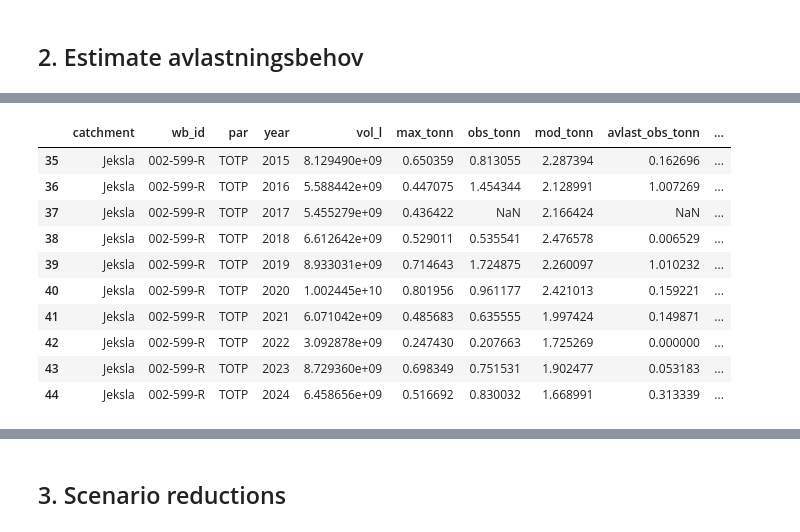
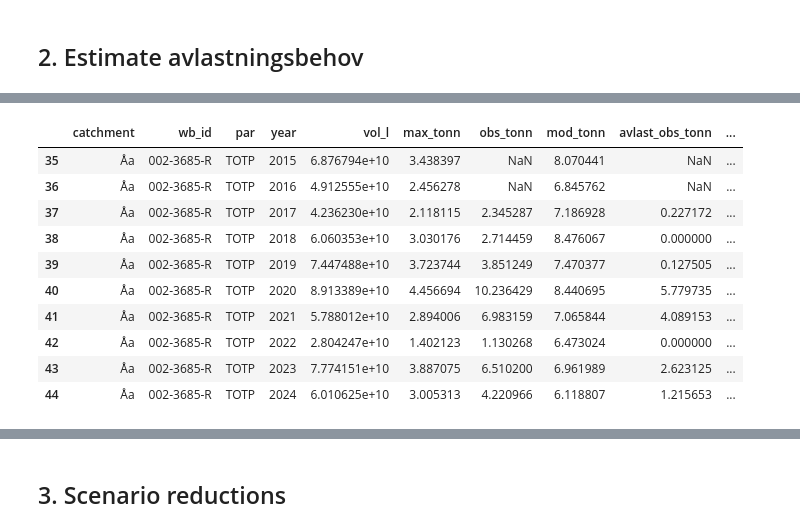
Before and after one commit to NIVANorge/teotil3_lillestrom, a Jupyter notebook: code/09_avlast_scens.ipynb, the cells around one changed output, grey strips where cells are left out. Cells and saved outputs as stored; diff of their text form; code cells hidden in the pictures.

```diff
--- a/code/09_avlast_scens.ipynb
+++ b/code/09_avlast_scens.ipynb
@@ -159,19 +159,19 @@ Jeksla (TOTP): 0.2075 m3/s (6.54 Mm3/year)
 Gansåa (TOTN): 0.4514 m3/s (14.24 Mm3/year)
 Gansåa (TOTP): 0.4514 m3/s (14.24 Mm3/year)
 # %%
-res_df.query("(catchment == 'Jeksla') and (@comp_st_yr <= year <= @comp_end_yr) and (par == 'TOTP')")
+res_df.query("(catchment == 'Åa') and (@comp_st_yr <= year <= @comp_end_yr) and (par == 'TOTP')")
 # %% [output]
 |  | catchment | wb_id | par | year | vol_l | max_tonn | obs_tonn | mod_tonn | avlast_obs_tonn | ... |
-| 35 | Jeksla | 002-599-R | TOTP | 2015 | 8.129490e+09 | 0.650359 | 0.813055 | 2.287394 | 0.162696 | ... |
-| 36 | Jeksla | 002-599-R | TOTP | 2016 | 5.588442e+09 | 0.447075 | 1.454344 | 2.128991 | 1.007269 | ... |
-| 37 | Jeksla | 002-599-R | TOTP | 2017 | 5.455279e+09 | 0.436422 | NaN | 2.166424 | NaN | ... |
-| 38 | Jeksla | 002-599-R | TOTP | 2018 | 6.612642e+09 | 0.529011 | 0.535541 | 2.476578 | 0.006529 | ... |
-| 39 | Jeksla | 002-599-R | TOTP | 2019 | 8.933031e+09 | 0.714643 | 1.724875 | 2.260097 | 1.010232 | ... |
-| 40 | Jeksla | 002-599-R | TOTP | 2020 | 1.002445e+10 | 0.801956 | 0.961177 | 2.421013 | 0.159221 | ... |
-| 41 | Jeksla | 002-599-R | TOTP | 2021 | 6.071042e+09 | 0.485683 | 0.635555 | 1.997424 | 0.149871 | ... |
-| 42 | Jeksla | 002-599-R | TOTP | 2022 | 3.092878e+09 | 0.247430 | 0.207663 | 1.725269 | 0.000000 | ... |
-| 43 | Jeksla | 002-599-R | TOTP | 2023 | 8.729360e+09 | 0.698349 | 0.751531 | 1.902477 | 0.053183 | ... |
-| 44 | Jeksla | 002-599-R | TOTP | 2024 | 6.458656e+09 | 0.516692 | 0.830032 | 1.668991 | 0.313339 | ... |
+| 35 | Åa | 002-3685-R | TOTP | 2015 | 6.876794e+10 | 3.438397 | NaN | 8.070441 | NaN | ... |
+| 36 | Åa | 002-3685-R | TOTP | 2016 | 4.912555e+10 | 2.456278 | NaN | 6.845762 | NaN | ... |
+| 37 | Åa | 002-3685-R | TOTP | 2017 | 4.236230e+10 | 2.118115 | 2.345287 | 7.186928 | 0.227172 | ... |
+| 38 | Åa | 002-3685-R | TOTP | 2018 | 6.060353e+10 | 3.030176 | 2.714459 | 8.476067 | 0.000000 | ... |
+| 39 | Åa | 002-3685-R | TOTP | 2019 | 7.447488e+10 | 3.723744 | 3.851249 | 7.470377 | 0.127505 | ... |
+| 40 | Åa | 002-3685-R | TOTP | 2020 | 8.913389e+10 | 4.456694 | 10.236429 | 8.440695 | 5.779735 | ... |
+| 41 | Åa | 002-3685-R | TOTP | 2021 | 5.788012e+10 | 2.894006 | 6.983159 | 7.065844 | 4.089153 | ... |
+| 42 | Åa | 002-3685-R | TOTP | 2022 | 2.804247e+10 | 1.402123 | 1.130268 | 6.473024 | 0.000000 | ... |
+| 43 | Åa | 002-3685-R | TOTP | 2023 | 7.774151e+10 | 3.887075 | 6.510200 | 6.961989 | 2.623125 | ... |
+| 44 | Åa | 002-3685-R | TOTP | 2024 | 6.010625e+10 | 3.005313 | 4.220966 | 6.118807 | 1.215653 | ... |
 # %%
 comp_st_yr = 2015
 comp_end_yr = 2024
```
Also changed, not shown: 5 other files.
